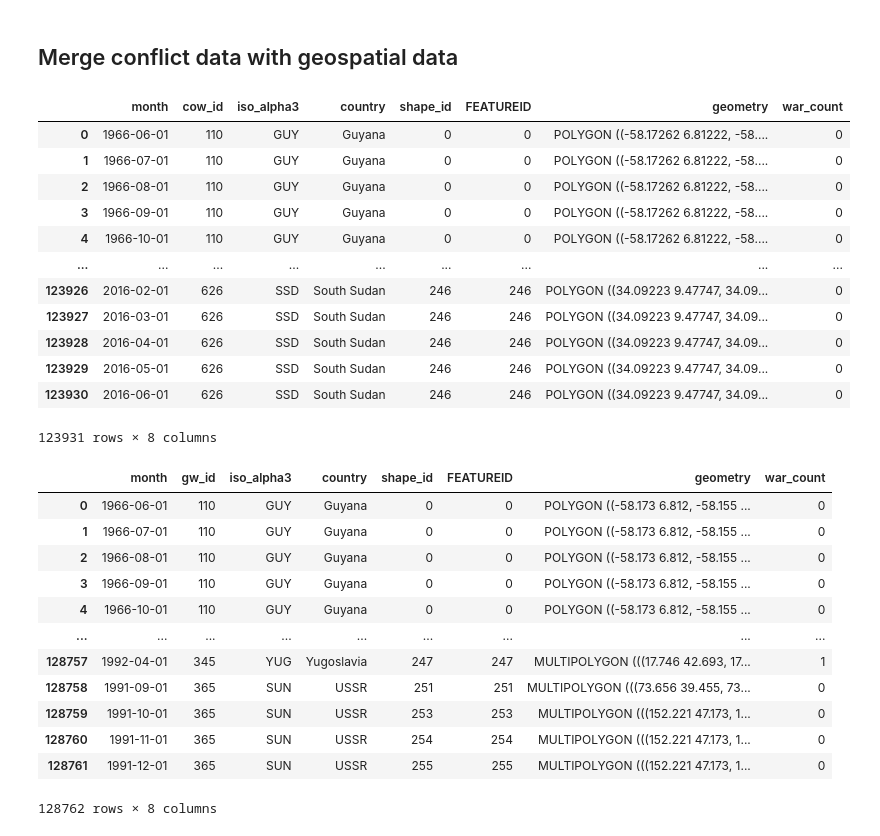
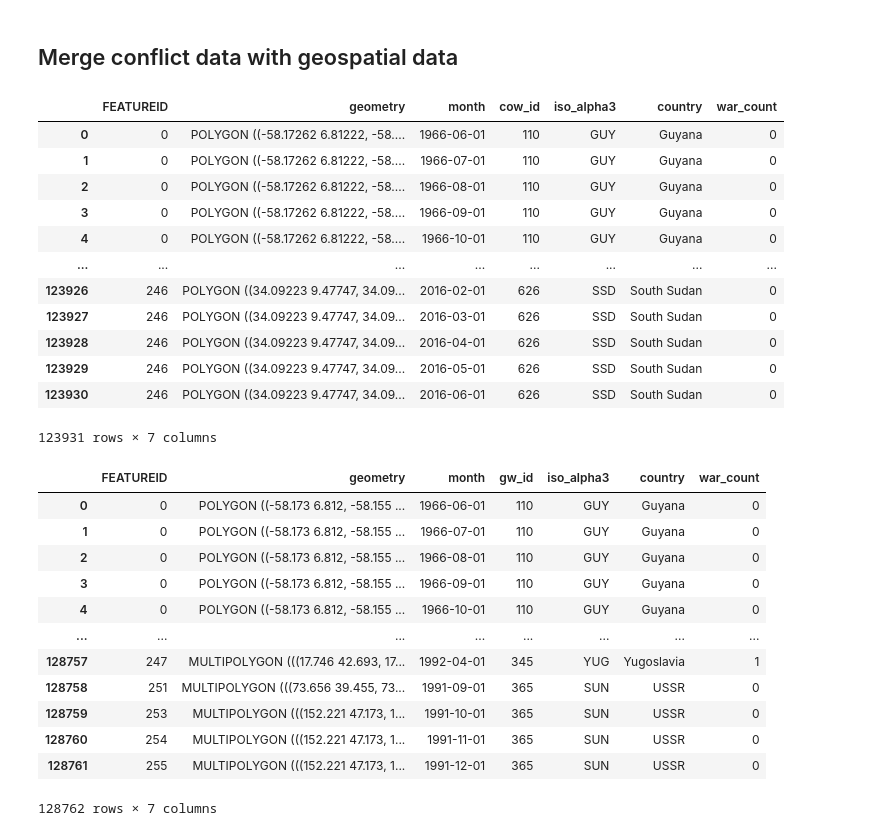
Before and after one commit to jenna-jordan/IS590DV-FinalProject, a Jupyter notebook: Map of CoW vs UCDP.ipynb, the cells around one changed output. Cells and saved outputs as stored; diff of their text form; code cells hidden in the pictures.

```diff
--- a/Map of CoW vs UCDP.ipynb
+++ b/Map of CoW vs UCDP.ipynb
@@ -65,10 +66,9 @@ cow_geo_ts_df = pd.concat([pd.DataFrame({'month': pd.date_range(row.StartDate, r
                                          'cow_id': row.COWCODE,
                                          'iso_alpha3': row.ISO1AL3,
                                          'country': row.CNTRY_NAME,
-                                         'shape_id': row.FEATUREID},
-                                columns=['month', 'cow_id', 'iso_alpha3', 'country', 'shape_id'])
+                                         'FEATUREID': row.FEATUREID},
+                                columns=['month', 'cow_id', 'iso_alpha3', 'country', 'FEATUREID'])
                            for i, row in cow_geo_df.iterrows()], ignore_index=True)
 
-cow_geo_ts_df = cow_geo_ts_df.merge(cow_geo_df[['FEATUREID', 'geometry']], left_on=['shape_id'], right_on=['FEATUREID'])
 cow_geo_ts_df
 # %% [output]
@@ -311,36 +310,38 @@ Name: war_count, dtype: int64
 # %%
 cow_final_df = cow_geo_ts_df.merge(cow_war_ts_gb, on=['cow_id', 'month'], how='left')
 cow_final_df['war_count'] = cow_final_df['war_count'].fillna(0).astype('int')
-cow_final_df
+cow_final_gdf = cow_geo_df[['FEATUREID', 'geometry']].merge(cow_final_df, left_on=['FEATUREID'], right_on=['FEATUREID'])
+cow_final_gdf
 # %% [output]
-|  | month | cow_id | iso_alpha3 | country | shape_id | FEATUREID | geometry | war_count |
-| 0 | 1966-06-01 | 110 | GUY | Guyana | 0 | 0 | POLYGON ((-58.17262 6.81222, -58.... | 0 |
-| 1 | 1966-07-01 | 110 | GUY | Guyana | 0 | 0 | POLYGON ((-58.17262 6.81222, -58.... | 0 |
-| 2 | 1966-08-01 | 110 | GUY | Guyana | 0 | 0 | POLYGON ((-58.17262 6.81222, -58.... | 0 |
-| 3 | 1966-09-01 | 110 | GUY | Guyana | 0 | 0 | POLYGON ((-58.17262 6.81222, -58.... | 0 |
-| 4 | 1966-10-01 | 110 | GUY | Guyana | 0 | 0 | POLYGON ((-58.17262 6.81222, -58.... | 0 |
-| ... | ... | ... | ... | ... | ... | ... | ... | ... |
-| 123926 | 2016-02-01 | 626 | SSD | South Sudan | 246 | 246 | POLYGON ((34.09223 9.47747, 34.09... | 0 |
-| 123927 | 2016-03-01 | 626 | SSD | South Sudan | 246 | 246 | POLYGON ((34.09223 9.47747, 34.09... | 0 |
-| 123928 | 2016-04-01 | 626 | SSD | South Sudan | 246 | 246 | POLYGON ((34.09223 9.47747, 34.09... | 0 |
-| 123929 | 2016-05-01 | 626 | SSD | South Sudan | 246 | 246 | POLYGON ((34.09223 9.47747, 34.09... | 0 |
-| 123930 | 2016-06-01 | 626 | SSD | South Sudan | 246 | 246 | POLYGON ((34.09223 9.47747, 34.09... | 0 |
+|  | FEATUREID | geometry | month | cow_id | iso_alpha3 | country | war_count |
+| 0 | 0 | POLYGON ((-58.17262 6.81222, -58.... | 1966-06-01 | 110 | GUY | Guyana | 0 |
+| 1 | 0 | POLYGON ((-58.17262 6.81222, -58.... | 1966-07-01 | 110 | GUY | Guyana | 0 |
+| 2 | 0 | POLYGON ((-58.17262 6.81222, -58.... | 1966-08-01 | 110 | GUY | Guyana | 0 |
+| 3 | 0 | POLYGON ((-58.17262 6.81222, -58.... | 1966-09-01 | 110 | GUY | Guyana | 0 |
+| 4 | 0 | POLYGON ((-58.17262 6.81222, -58.... | 1966-10-01 | 110 | GUY | Guyana | 0 |
+| ... | ... | ... | ... | ... | ... | ... | ... |
+| 123926 | 246 | POLYGON ((34.09223 9.47747, 34.09... | 2016-02-01 | 626 | SSD | South Sudan | 0 |
+| 123927 | 246 | POLYGON ((34.09223 9.47747, 34.09... | 2016-03-01 | 626 | SSD | South Sudan | 0 |
+| 123928 | 246 | POLYGON ((34.09223 9.47747, 34.09... | 2016-04-01 | 626 | SSD | South Sudan | 0 |
+| 123929 | 246 | POLYGON ((34.09223 9.47747, 34.09... | 2016-05-01 | 626 | SSD | South Sudan | 0 |
+| 123930 | 246 | POLYGON ((34.09223 9.47747, 34.09... | 2016-06-01 | 626 | SSD | South Sudan | 0 |
-123931 rows × 8 columns
+123931 rows × 7 columns
 # %%
 ucdp_final_df = gw_geo_ts_df.merge(ucdp_war_ts_gb, on=['gw_id', 'month'], how='left')
 ucdp_final_df['war_count'] = ucdp_final_df['war_count'].fillna(0).astype('int')
-ucdp_final_df
+ucdp_final_gdf = gw_geo_df[['FEATUREID', 'geometry']].merge(ucdp_final_df, left_on=['FEATUREID'], right_on=['FEATUREID'])
+ucdp_final_gdf
 # %% [output]
-|  | month | gw_id | iso_alpha3 | country | shape_id | FEATUREID | geometry | war_count |
-| 0 | 1966-06-01 | 110 | GUY | Guyana | 0 | 0 | POLYGON ((-58.173 6.812, -58.155 ... | 0 |
-| 1 | 1966-07-01 | 110 | GUY | Guyana | 0 | 0 | POLYGON ((-58.173 6.812, -58.155 ... | 0 |
-| 2 | 1966-08-01 | 110 | GUY | Guyana | 0 | 0 | POLYGON ((-58.173 6.812, -58.155 ... | 0 |
-| 3 | 1966-09-01 | 110 | GUY | Guyana | 0 | 0 | POLYGON ((-58.173 6.812, -58.155 ... | 0 |
-| 4 | 1966-10-01 | 110 | GUY | Guyana | 0 | 0 | POLYGON ((-58.173 6.812, -58.155 ... | 0 |
-| ... | ... | ... | ... | ... | ... | ... | ... | ... |
-| 128757 | 1992-04-01 | 345 | YUG | Yugoslavia | 247 | 247 | MULTIPOLYGON (((17.746 42.693, 17... | 1 |
-| 128758 | 1991-09-01 | 365 | SUN | USSR | 251 | 251 | MULTIPOLYGON (((73.656 39.455, 73... | 0 |
-| 128759 | 1991-10-01 | 365 | SUN | USSR | 253 | 253 | MULTIPOLYGON (((152.221 47.173, 1... | 0 |
-| 128760 | 1991-11-01 | 365 | SUN | USSR | 254 | 254 | MULTIPOLYGON (((152.221 47.173, 1... | 0 |
-| 128761 | 1991-12-01 | 365 | SUN | USSR | 255 | 255 | MULTIPOLYGON (((152.221 47.173, 1... | 0 |
+|  | FEATUREID | geometry | month | gw_id | iso_alpha3 | country | war_count |
+| 0 | 0 | POLYGON ((-58.173 6.812, -58.155 ... | 1966-06-01 | 110 | GUY | Guyana | 0 |
+| 1 | 0 | POLYGON ((-58.173 6.812, -58.155 ... | 1966-07-01 | 110 | GUY | Guyana | 0 |
+| 2 | 0 | POLYGON ((-58.173 6.812, -58.155 ... | 1966-08-01 | 110 | GUY | Guyana | 0 |
+| 3 | 0 | POLYGON ((-58.173 6.812, -58.155 ... | 1966-09-01 | 110 | GUY | Guyana | 0 |
+| 4 | 0 | POLYGON ((-58.173 6.812, -58.155 ... | 1966-10-01 | 110 | GUY | Guyana | 0 |
+| ... | ... | ... | ... | ... | ... | ... | ... |
+| 128757 | 247 | MULTIPOLYGON (((17.746 42.693, 17... | 1992-04-01 | 345 | YUG | Yugoslavia | 1 |
+| 128758 | 251 | MULTIPOLYGON (((73.656 39.455, 73... | 1991-09-01 | 365 | SUN | USSR | 0 |
+| 128759 | 253 | MULTIPOLYGON (((152.221 47.173, 1... | 1991-10-01 | 365 | SUN | USSR | 0 |
+| 128760 | 254 | MULTIPOLYGON (((152.221 47.173, 1... | 1991-11-01 | 365 | SUN | USSR | 0 |
+| 128761 | 255 | MULTIPOLYGON (((152.221 47.173, 1... | 1991-12-01 | 365 | SUN | USSR | 0 |
-128762 rows × 8 columns
+128762 rows × 7 columns
```
Also changed, not shown: parts of 11 cells of this notebook, 4 other files.
